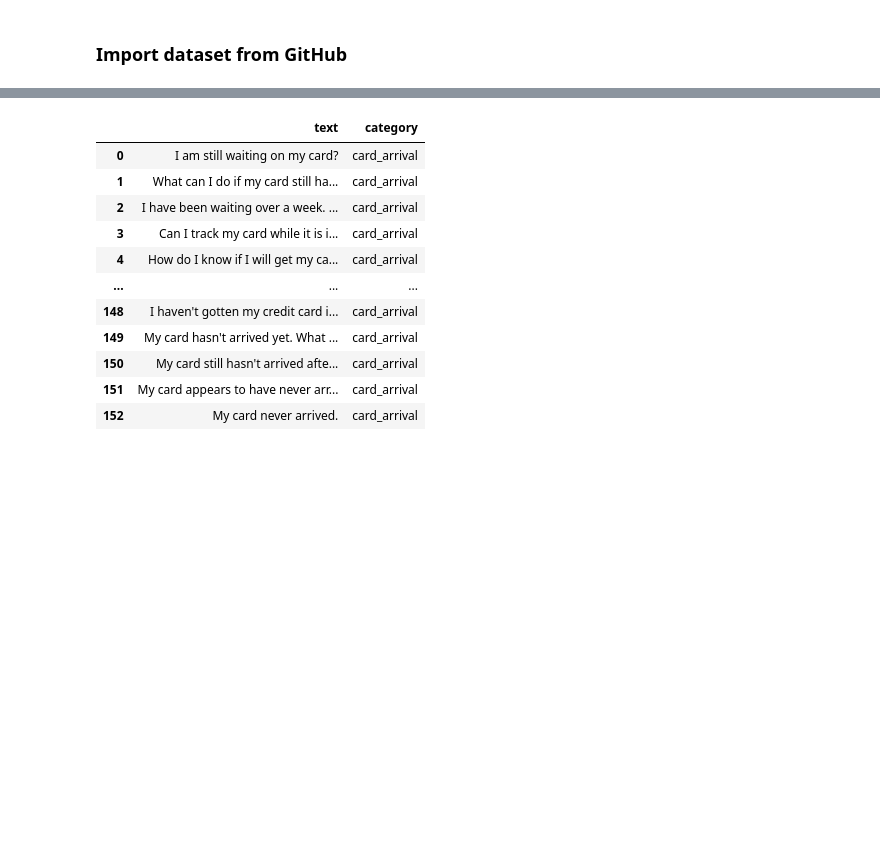
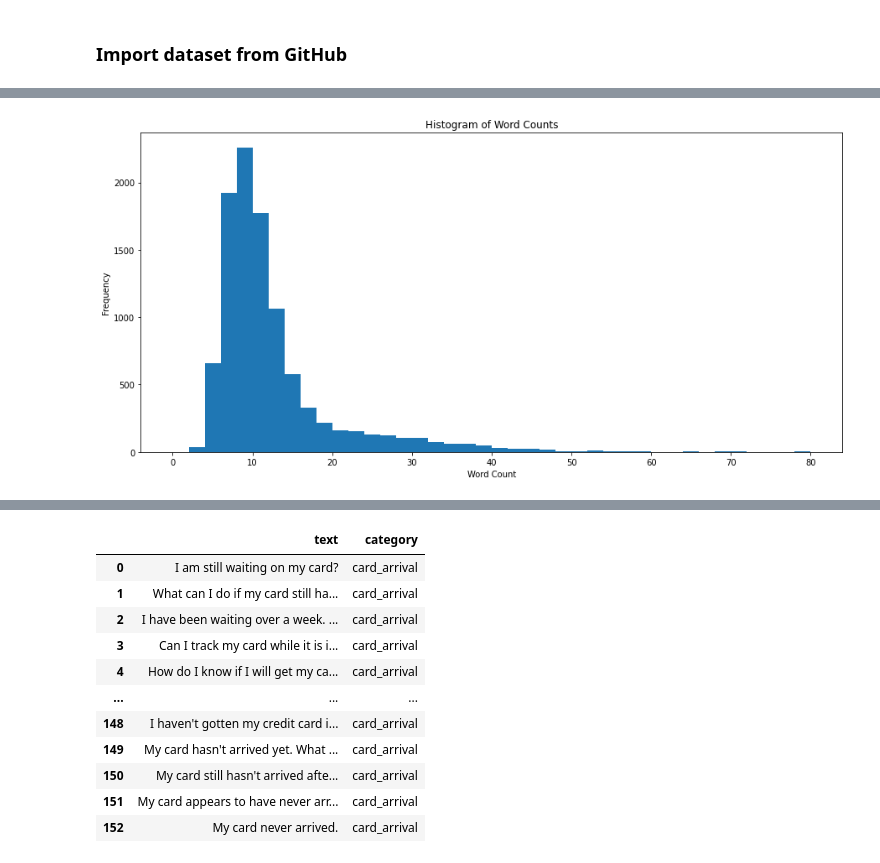
Before and after one commit to sjung-stat/Customer-Support-Chat-Intent-Classification, a Jupyter notebook: Data Preprocessing.ipynb, the cells around one changed output, grey strips where cells are left out. Saved outputs shown, nothing was run; the diff lists cells and outputs as text; code cells hidden in the pictures; blank space fills up the shorter version.

```diff
--- a/Data Preprocessing.ipynb
+++ b/Data Preprocessing.ipynb
@@ -37,0 +101,17 @@ with pd.option_context('display.max_rows', None):
+# %%
+# count the number of words in each sentence
+df_training['word_count'] = df_training['text'].apply(lambda x: len(x.split()))
+# %%
+# plot a histogram of the word counts
+plt.hist(df_training['word_count'], bins=range(0, max(df_training['word_count']) + 2, 2))
+
+# add a title and labels to the x and y axis
+plt.title("Histogram of Word Counts")
+plt.xlabel("Word Count")
+plt.ylabel("Frequency")
+
+# show the plot
+plt.gcf().set_size_inches(15, 7)
+plt.show()
+# %% [output]
+[figure, added]
```
Also changed, not shown: parts of 17 cells of this notebook.
